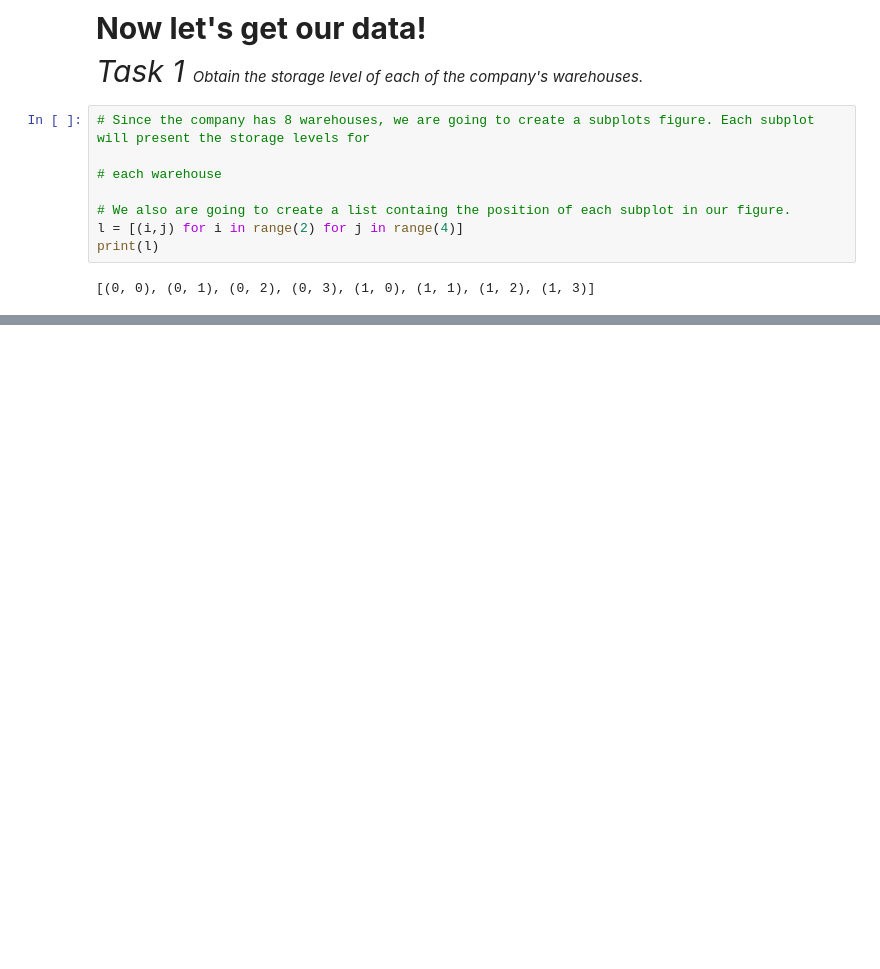
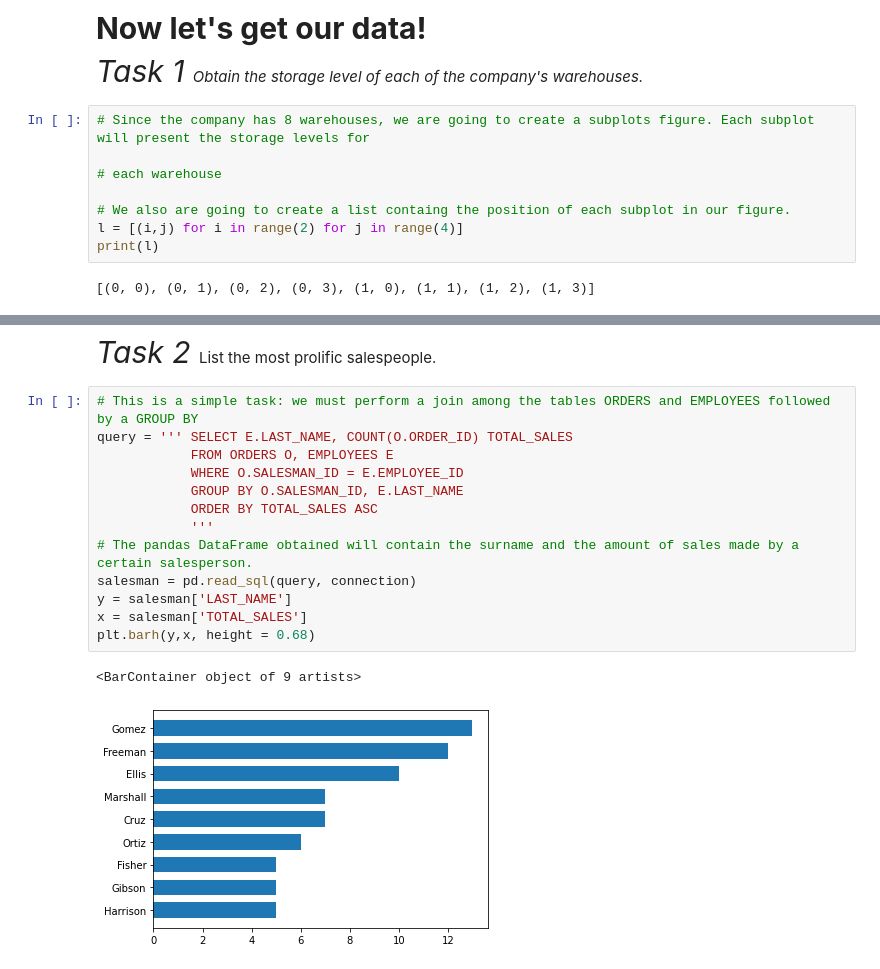
Before and after one commit to felipesveiga/Oracle-1, a Jupyter notebook: python_cx_oracle.ipynb, the cells around one changed output, grey strips where cells are left out. Drawn from its saved outputs; the diff is of its cells as text; blank space fills up the shorter version.

```diff
--- a/python_cx_oracle.ipynb
+++ b/python_cx_oracle.ipynb
@@ -73,3 +75,21 @@ plt.tight_layout()
 fig.show()
 # %% [output]
 [figure]
+# %% [markdown]
+<p style = 'font-size:30px'>  <em>Task 2 </em> <span style = 'font-size:15px'>List the most prolific salespeople. </span> </p>
+# %%
+# This is a simple task: we must perform a join among the tables ORDERS and EMPLOYEES followed by a GROUP BY
+query = ''' SELECT E.LAST_NAME, COUNT(O.ORDER_ID) TOTAL_SALES
+            FROM ORDERS O, EMPLOYEES E
+            WHERE O.SALESMAN_ID = E.EMPLOYEE_ID
+            GROUP BY O.SALESMAN_ID, E.LAST_NAME
+            ORDER BY TOTAL_SALES ASC
+            '''
+# The pandas DataFrame obtained will contain the surname and the amount of sales made by a certain salesperson.
+salesman = pd.read_sql(query, connection)
+y = salesman['LAST_NAME']
+x = salesman['TOTAL_SALES']
+plt.barh(y,x, height = 0.68)
+# %% [output]
+<BarContainer object of 9 artists>
+[figure, added]
```
Also changed, not shown: parts of 8 cells of this notebook, 2 other files.
